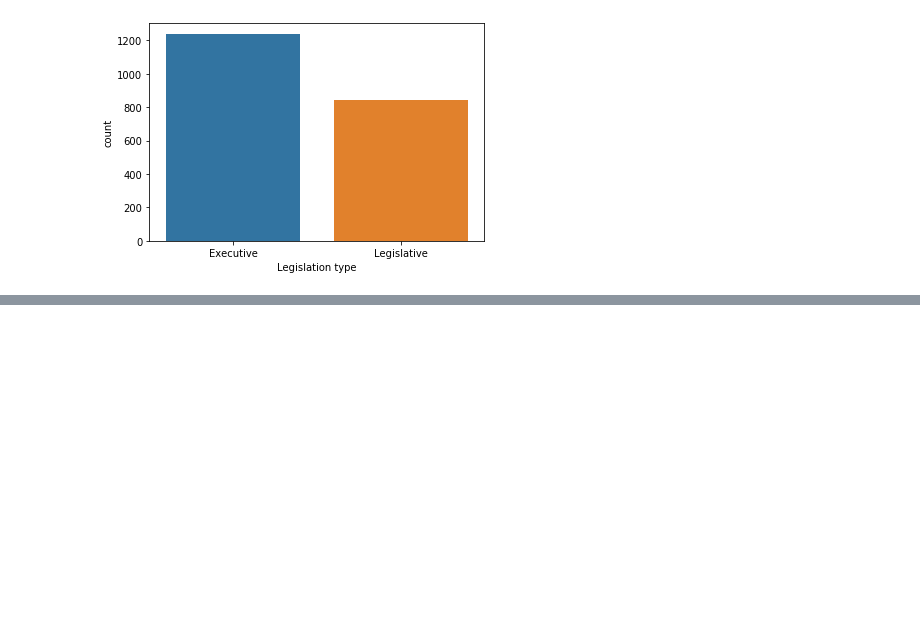
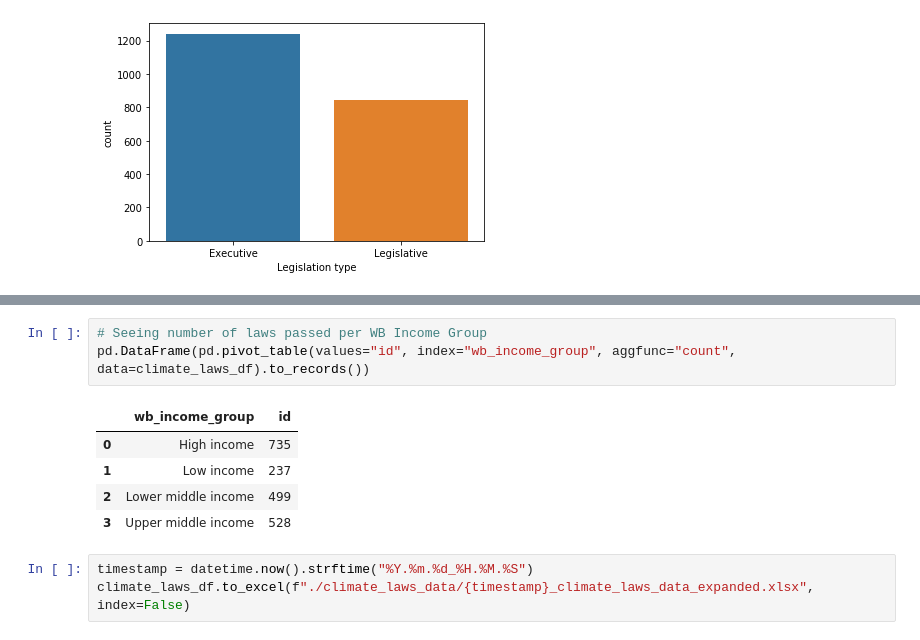
Before and after one commit to viethungha0610/climate-laws-data, a Jupyter notebook: draft_nlp_notebook.ipynb, the cells around one changed output, grey strips where cells are left out. Cells and saved outputs as stored; diff of their text form; blank space fills up the shorter version.

```diff
--- a/draft_nlp_notebook.ipynb
+++ b/draft_nlp_notebook.ipynb
@@ -72,0 +165,12 @@ plt.show()
+# %%
+# Seeing number of laws passed per WB Income Group
+pd.DataFrame(pd.pivot_table(values="id", index="wb_income_group", aggfunc="count", data=climate_laws_df).to_records())
+# %% [output]
+|  | wb_income_group | id |
+| 0 | High income | 735 |
+| 1 | Low income | 237 |
+| 2 | Lower middle income | 499 |
+| 3 | Upper middle income | 528 |
+# %%
+timestamp = datetime.now().strftime("%Y.%m.%d_%H.%M.%S")
+climate_laws_df.to_excel(f"./climate_laws_data/{timestamp}_climate_laws_data_expanded.xlsx", index=False)
```
Also changed, not shown: parts of 11 cells of this notebook, 7 other files.
